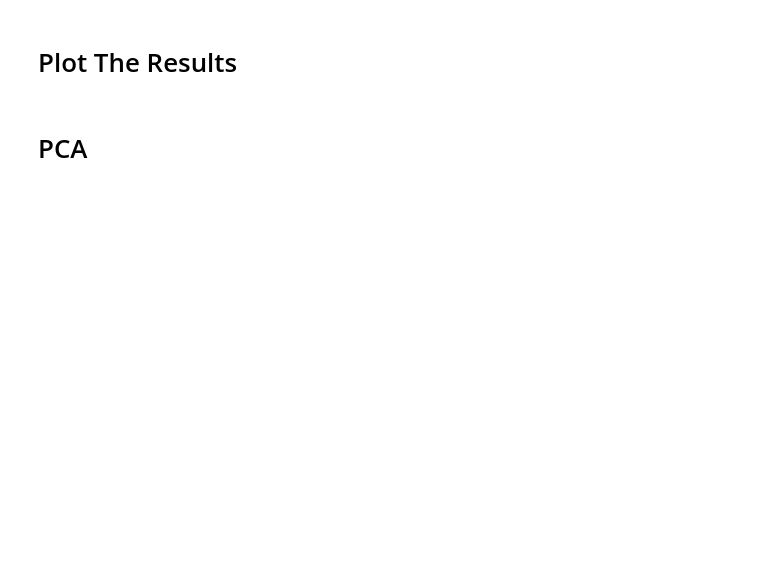
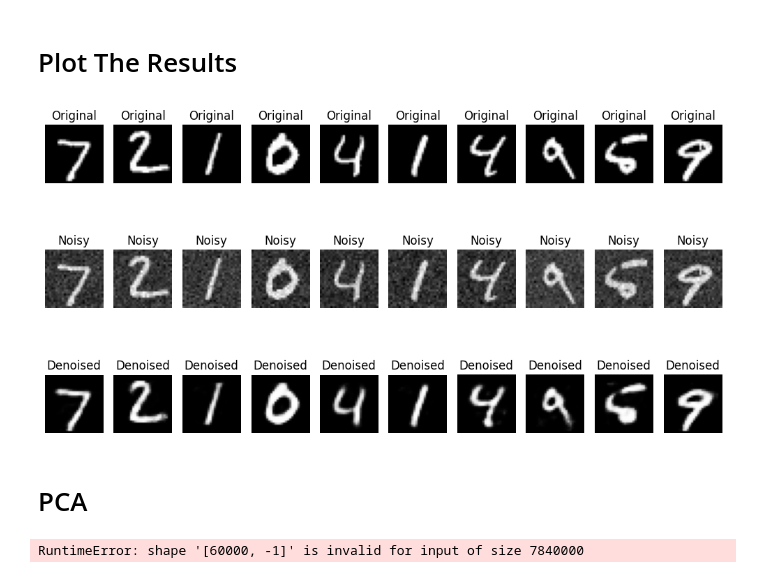
Before and after one commit to DBTomCat/IML_Project_Phase3, a Jupyter notebook: Image_Denoising.ipynb, the cells around one changed output. Cells and saved outputs as stored; diff of their text form; code cells hidden in the pictures; blank space fills up the shorter version.

Commit message:
image_denoising_nn_complete

```diff
--- a/Image_Denoising.ipynb
+++ b/Image_Denoising.ipynb
@@ -97,6 +97,8 @@ test_dataset = datasets.MNIST(root='./data', train=False, transform=transform)
 batch_size = 64
 train_loader = torch.utils.data.DataLoader(train_dataset, batch_size=batch_size, shuffle=True)
 test_loader = torch.utils.data.DataLoader(test_dataset, batch_size=batch_size, shuffle=False)
+
+std_dev = 0.3
 # %% [markdown]
 # Define Your Model
 torch neural network model
@@ -166,32 +186,34 @@ for epoch in range(num_epochs):
 # %%
 # Visualize original images, noisy images, and reconstructed images
 num_images = 10
-images, _ = iter(test_loader).next()
-noisy_images = images + torch.randn(images.size()) * 0.1
+images, _ = next(iter(test_loader))
+noisy_images = images + torch.randn(images.size()) * std_dev
 encoded_images, denoised_images = autoencoder(noisy_images)
 
 # Convert images to numpy arrays
 images = images.numpy()
 noisy_images = noisy_images.numpy()
 denoised_images = denoised_images.detach().numpy()
 
 # Plot the images
 fig, axes = plt.subplots(nrows=3, ncols=num_images, figsize=(10, 6))
 
 for i in range(num_images):
     axes[0, i].imshow(np.squeeze(images[i]), cmap='gray')
     axes[0, i].axis('off')
     axes[0, i].set_title('Original')
 
     axes[1, i].imshow(np.squeeze(noisy_images[i]), cmap='gray')
     axes[1, i].axis('off')
     axes[1, i].set_title('Noisy')
 
     axes[2, i].imshow(np.squeeze(denoised_images[i]), cmap='gray')
     axes[2, i].axis('off')
     axes[2, i].set_title('Denoised')
 
 plt.tight_layout()
 plt.show()
+# %% [output]
+[figure, added]
 # %% [markdown]
 # PCA
@@ -225,0 +220,70 @@ plt.show()
+# %%
+import torch
+import torch.nn as nn
+import torch.optim as optim
+from torchvision import datasets, transforms
+import matplotlib.pyplot as plt
+import numpy as np
+from sklearn.decomposition import PCA
+
+# Set random seed for reproducibility
+torch.manual_seed(42)
+
+# Define the transformations
+transform = transforms.Compose([
+    transforms.ToTensor(),
+])
+
+# Download and load the MNIST dataset
+train_dataset = datasets.MNIST(root='./data', train=True, transform=transform, download=True)
+test_dataset = datasets.MNIST(root='./data', train=False, transform=transform)
+
+# Add Gaussian noise to the dataset
+def add_gaussian_noise(image, std_dev):
+    noisy_image = image + torch.randn(image.size()) * std_dev
+    return torch.clamp(noisy_image, 0., 1.)
+
+# Create a separate noisy dataset for visualization
+noisy_test_dataset = datasets.MNIST(root='./data', train=False, transform=transform)
+noisy_test_dataset.data = add_gaussian_noise(noisy_test_dataset.data.float() / 255., std_dev) * 255.
+
+# Flatten the images
+flatten_images = train_dataset.data.reshape(train_dataset.data.shape[0], -1).numpy()
+
+
+# Perform PCA with increased number of components
+num_components = 478  # Increase the number of components
+pca = PCA(n_components=num_components)
+pca_images = pca.fit_transform(flatten_images)
+
+# Reconstruct the images
+reconstructed_images = pca.inverse_transform(pca.transform(noisy_test_dataset.data.reshape(train_dataset.data.shape[0], -1)))
+
+# Reshape the images
+reconstructed_images = reconstructed_images.reshape(-1, 1, 28, 28)
+
+# Visualize original images, noisy images, and reconstructed images
+num_images = 10
+original_images = test_dataset.data[:num_images].numpy()
+noisy_images = noisy_test_dataset.data[:num_images].numpy()
+reconstructed_images = reconstructed_images[:num_images]
+
+fig, axes = plt.subplots(nrows=3, ncols=num_images, figsize=(12, 6))
+
+for i in range(num_images):
+    axes[0, i].imshow(np.squeeze(original_images[i]), cmap='gray')
+    axes[0, i].axis('off')
+    axes[0, i].set_title('Original')
+
+    axes[1, i].imshow(np.squeeze(noisy_images[i]), cmap='gray')
+    axes[1, i].axis('off')
+    axes[1, i].set_title('Noisy')
+
+    axes[2, i].imshow(np.squeeze(reconstructed_images[i]), cmap='gray')
+    axes[2, i].axis('off')
+    axes[2, i].set_title('Reconstructed')
+
+plt.tight_layout()
+plt.show()
+# %% [output]
+RuntimeError: shape '[60000, -1]' is invalid for input of size 7840000
```
Also changed, not shown: parts of 2 cells of this notebook, 8 other files.
